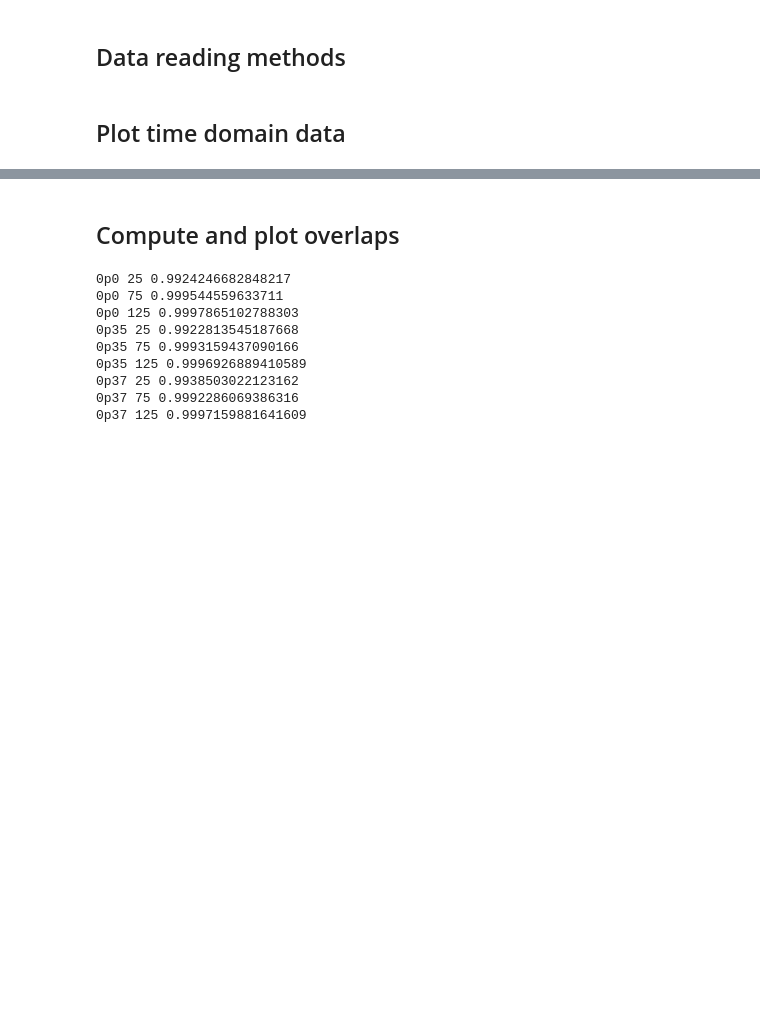
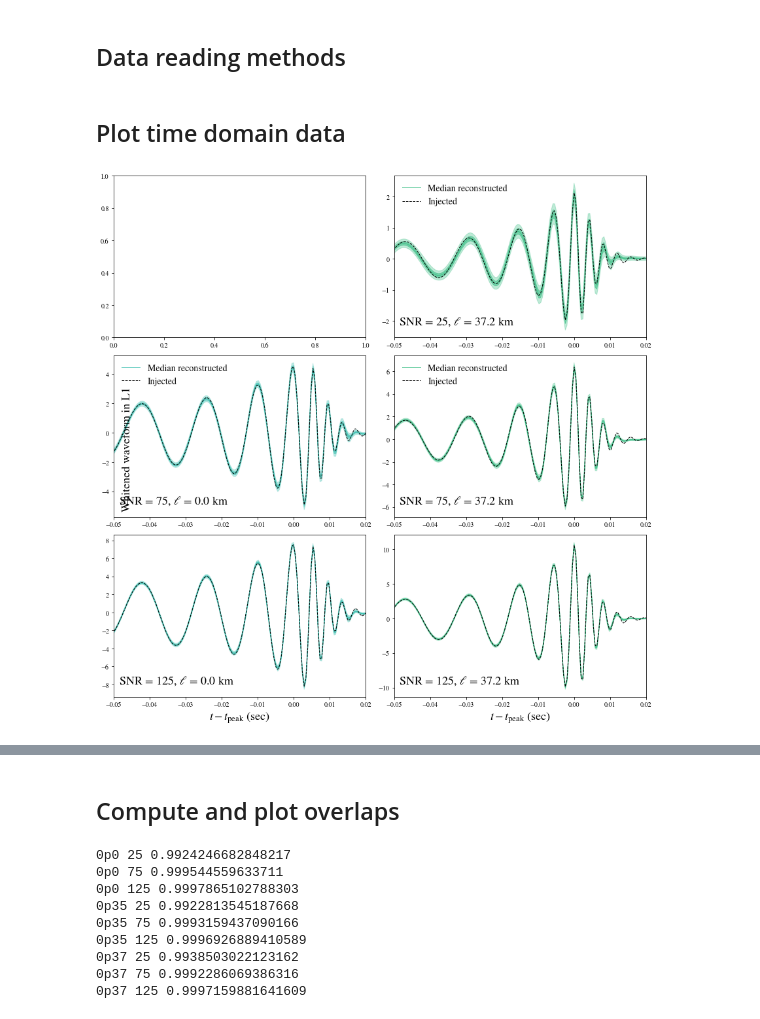
Before and after one commit to mariaokounkova/BeyondGRAnalysis, a Jupyter notebook: BayeswaveAnalysis.ipynb, the cells around one changed output, grey strips where cells are left out. Drawn from its saved outputs; the diff is of its cells as text; code cells hidden in the pictures; blank space fills up the shorter version.

Commit message:
BayesWaveAnalysis: Update reconstruction plotting

```diff
--- a/BayeswaveAnalysis.ipynb
+++ b/BayeswaveAnalysis.ipynb
@@ -123,56 +116,79 @@ def GetReclalData(p, det = "H1"):
 # %% [markdown]
 ## Plot time domain data
 # %%
-def PlotMedianData(p, ax, color, det = "H1", label = ""):
+def PlotMedianData(p, ax, color, det = "H1", label = "", legend = False):
     """ Given a directory and an axis, plot BW median recovered
         and injected data """
 
     ## Plot the Bayeswave data
     time, d1, d2, d3, d4, d5 = GetBWMedianData(p, det = det)
 
-    ax.plot(time, d1, '-', lw = 1.0, alpha = 1.0, color=color, label=label)
-    ax.fill_between(time, d2, d3, alpha = 0.66, color=color, edgecolor=None)
-    ax.fill_between(time, d4, d5, alpha = 0.33, color=color, edgecolor=None)
+    ax.plot(time, d1, '-', lw = 1.0, alpha = 0.7, color=color, label = 'Median reconstructed')
+    ax.fill_between(time, d2, d3, alpha = 0.5, color=color, edgecolor=color)
+    ax.fill_between(time, d4, d5, alpha = 0.3, color=color, edgecolor=color)
 
     time, data = GetBWInjectedData(p, det = det)
-    ax.plot(time, data, '--', color='black', lw = 1.0, alpha=1.0)
+    ax.plot(time, data, '--', color='black', lw = 1.0, alpha=1.0,  label = 'Injected')
+
+    ax.text(0.02, 0.1, label, horizontalalignment='left',
+     verticalalignment='center', transform=ax.transAxes, fontsize=18)
+
     ax.set_xlim(-0.05, 0.02)
-    ax.legend(frameon=False, fontsize=14, loc='upper left')
+    if legend:
+        ax.legend(frameon=False, fontsize=14, loc='upper left')
 
     ax.tick_params(axis='x', which='both', bottom=True, top=False)
 
 def BWPlots():
     """ Create a plot of injected and recovered BW strains in the time domain """
 
     det = "L1"
-    base_dir = "/home/maria.okounkova/BeyondGRAnalysis/BilbyPE/"
+    base_dir = "/home/maria.okounkova/BeyondGRAnalysis/BilbyPE/PHENOM_"
 
-    fig, axarr = plt.subplots(2,3, figsize=(18, 8), sharex=False, sharey=False)
+    fig, axarr = plt.subplots(3,2, figsize=(12, 12), sharex=False, sharey=False)
 
     mass = 68.0 ## Injected mass
-    PlotMedianData(base_dir + "dCS_0p0_25", axarr[0][0], '#870036', det = det, \
-                   label = r'SNR = 25, $\ell$ = %.1f km' % EllinKm("0p0", mass))
+    #PlotMedianData(base_dir + "dCS_0p0_25", axarr[0][0], '#870036', det = det, \
+    #               label = r'SNR = 25, $\ell$ = %.1f km' % EllinKm("0p0", mass))
+    ell = "0p0"
+    color = '#2dbaaa'
+    PlotMedianData(base_dir + "dCS_" + ell + "_75", axarr[1][0], color, det = det, \
+                   label = r'SNR = 75, $\ell$ = %.1f km' % EllinKm(ell, mass), legend = True)
+    PlotMedianData(base_dir + "dCS_" + ell + "_125", axarr[2][0], color, det = det, \
+                   label = r'SNR = 125, $\ell$ = %.1f km' % EllinKm(ell, mass))
 
-    PlotMedianData(base_dir + "dCS_0p3_25", axarr[0][1], '#822e00', det = det, \
-                   label = r'SNR = 25, $\ell$ = %.1f km' % EllinKm("0p3", mass))
+    ell = "0p37"
+    color = "#2dba7d"
+    PlotMedianData(base_dir + "dCS_" + ell + "_25", axarr[0][1], color, det = det, \
+                   label = r'SNR = 25, $\ell$ = %.1f km' % EllinKm(ell, mass), legend = True)
+    PlotMedianData(base_dir + "dCS_" + ell + "_75", axarr[1][1], color, det = det, \
+                   label = r'SNR = 75, $\ell$ = %.1f km' % EllinKm(ell, mass), legend = True)
+    PlotMedianData(base_dir + "dCS_" + ell + "_125", axarr[2][1], color, det = det, \
+                   label = r'SNR = 125, $\ell$ = %.1f km' % EllinKm(ell, mass))
 
-    PlotMedianData(base_dir + "dCS_0p37_25", axarr[0][2], '#00878a', det = det, \
-                   label = r'SNR = 25, $\ell$ = %.1f km' % EllinKm("0p37", mass))
+#     PlotMedianData(base_dir + "dCS_0p3_25", axarr[0][1], '#822e00', det = det, \
+#                    label = r'SNR = 25, $\ell$ = %.1f km' % EllinKm("0p3", mass))
 
-    PlotMedianData(base_dir + "dCS_0p0_75", axarr[1][0], '#e0005a', det = det, \
-                   label = r'SNR = 75, $\ell$ = %.1f km' % EllinKm("0p0", mass))
+#     PlotMedianData(base_dir + "dCS_0p37_25", axarr[0][2], '#00878a', det = det, \
+#                    label = r'SNR = 25, $\ell$ = %.1f km' % EllinKm("0p37", mass))
 
-    PlotMedianData(base_dir + "dCS_0p3_75", axarr[1][1], '#d94d00', det = det, \
-                   label = r'SNR = 75, $\ell$ = %.1f km' % EllinKm("0p3", mass))
+#     PlotMedianData(base_dir + "dCS_0p0_75", axarr[1][0], '#e0005a', det = det, \
+#                    label = r'SNR = 75, $\ell$ = %.1f km' % EllinKm("0p0", mass))
 
-    PlotMedianData(base_dir + "dCS_0p37_75", axarr[1][2], '#00c5c9', det = det, \
-                   label = r'SNR = 75, $\ell$ = %.1f km' % EllinKm("0p37", mass))
+    #PlotMedianData(base_dir + "dCS_0p3_75", axarr[1][1], '#d94d00', det = det, \
+    #               label = r'SNR = 75, $\ell$ = %.1f km' % EllinKm("0p3", mass))
 
-    for i in range(3):
-        axarr[1][i].set_xlabel('$t - t_\mathrm{peak}$ (sec)')
+    #PlotMedianData(base_dir + "dCS_0p37_75", axarr[1][2], '#00c5c9', det = det, \
+    #               label = r'SNR = 75, $\ell$ = %.1f km' % EllinKm("0p37", mass))
 
-    fig.text(0.06, 0.5, 'Median reconstructed waveform in ' + det, ha='center', va='center', rotation='vertical', fontsize=24)
+    for i in range(2):
+        axarr[-1][i].set_xlabel('$t - t_\mathrm{peak}$ (sec)', fontsize = 18)
+
+    fig.text(0.06, 0.5, 'Whitened waveform in ' + det, ha='center', va='center', rotation='vertical', fontsize=18)
     plt.savefig('Bayeswave.pdf')
+    #plt.tight_layout()
     plt.show()
 
-#BWPlots()
+BWPlots()
+# %% [output]
+[figure, added]
```
Also changed, not shown: parts of 6 cells of this notebook.
